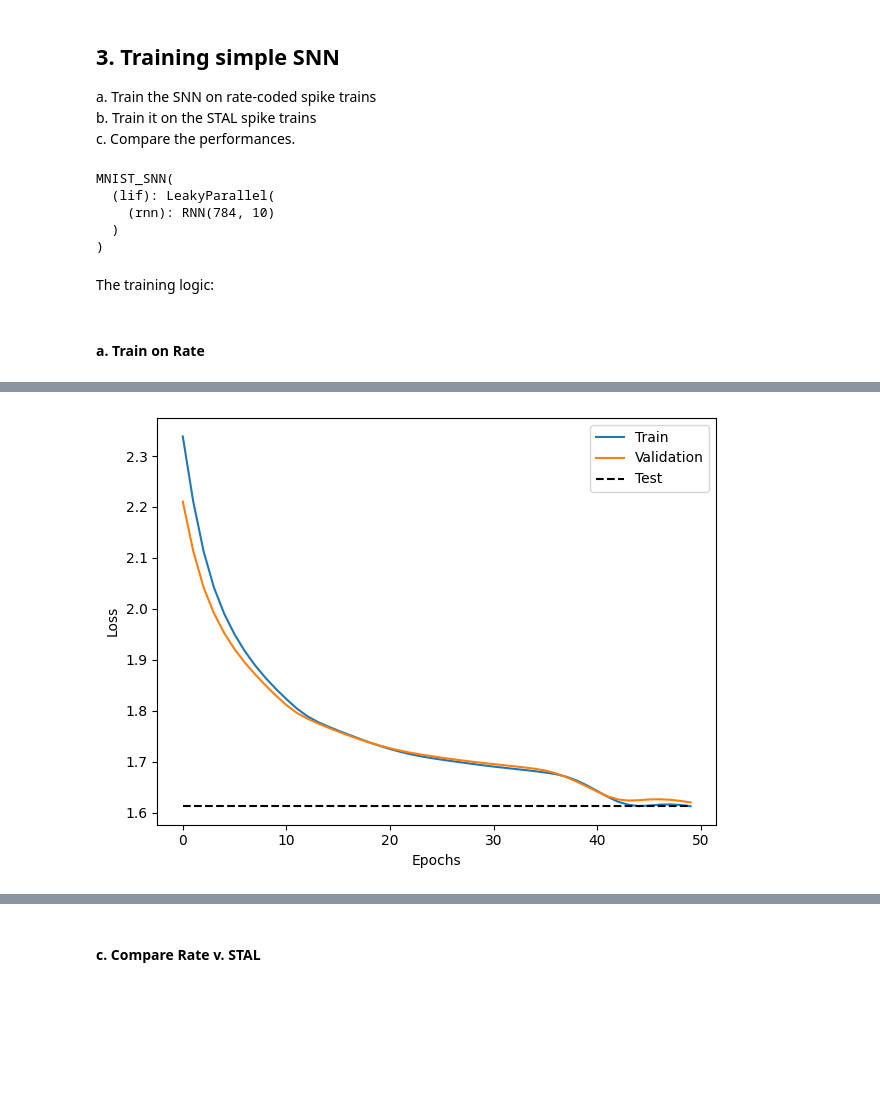
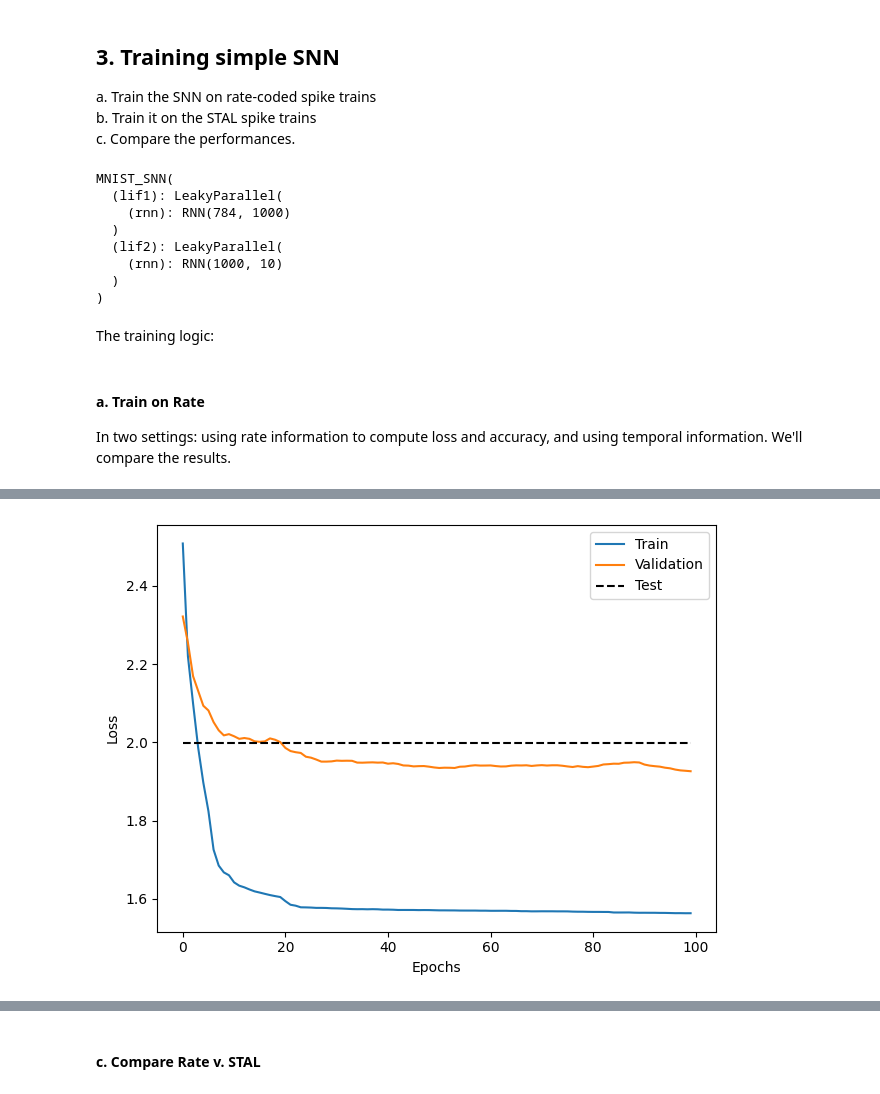
Before and after one commit to freek1/stal-v2, a Jupyter notebook: stal_v_rate_mnist.ipynb, the cells around one changed output, grey strips where cells are left out. Saved outputs shown, nothing was run; the diff lists cells and outputs as text; code cells hidden in the pictures; blank space fills up the shorter version.

```diff
--- a/stal_v_rate_mnist.ipynb
+++ b/stal_v_rate_mnist.ipynb
@@ -15,7 +15,8 @@ import time
 from mnist.load_mnist import load_mnist
 from STAL.STAL import SpikeThresholdAdaptiveLearning
 # from STAL_loss.loss_low_sp import DefaultLoss
-from STAL_loss.default_loss import DefaultLoss
+# from STAL_loss.default_loss import DefaultLoss
+from STAL_loss.only_mi_loss import MILoss as DefaultLoss
 
 device = torch.device("mps")
 
@@ -29,9 +30,9 @@ print(train_X[0].shape, train_y[0])
 omega = train_X[0].size(0)
 psi = 50
 c = 1
-l1_sz = 0 # omega // 2 # 392
-l2_sz = 0 # omega // 4 # 196
-drop_p = 0.5
+l1_sz = omega // 2 # 392
+l2_sz = omega // 2 # 196
+drop_p = 0# 0.2
 
 STAL = SpikeThresholdAdaptiveLearning(omega, psi, c, l1_sz, l2_sz, drop_p)
 STAL.print_learnable_params()
@@ -269,18 +269,24 @@ c. Compare the performances.
 class MNIST_SNN(torch.nn.Module):
     def __init__(self):
         super(MNIST_SNN, self).__init__()
-        self.lif = snn.LeakyParallel(input_size=28*28, hidden_size=10)
+        self.lif1 = snn.LeakyParallel(input_size=28*28, hidden_size=1000, beta=0.9)
+        self.lif2 = snn.LeakyParallel(input_size=1000, hidden_size=10, beta=0.9)
+        # self.lif3 = snn.LeakyParallel(input_size=1000, hidden_size=10, beta=0.9)
 
     def forward(self, x):
-        spk = self.lif(x)
+        x = self.lif1(x)
+        spk = self.lif2(x)
         return spk
 
 snn_model = MNIST_SNN()
 snn_model
 # %% [output]
 MNIST_SNN(
-  (lif): LeakyParallel(
-    (rnn): RNN(784, 10)
+  (lif1): LeakyParallel(
+    (rnn): RNN(784, 1000)
+  )
+  (lif2): LeakyParallel(
+    (rnn): RNN(1000, 10)
   )
 )
 # %% [markdown]
@@ -288,7 +294,9 @@ The training logic:
 # %%
 from snntorch import functional as SF
 
-def train_test(B_tr, train_y, B_val, val_y, B_ts, test_y, spiking_loss, accuracy_score, cls_epochs=50, lr=0.01):
+batch_size = 64
+
+def train_test(B_tr, train_y, B_val, val_y, B_ts, test_y, spiking_loss, cls_epochs=100, lr=5e-4):
     snn_model = MNIST_SNN()
     snn_model.to(device)
     optimizer = torch.optim.AdamW(snn_model.parameters(), lr=lr)
@@ -328,7 +336,8 @@ def train_test(B_tr, train_y, B_val, val_y, B_ts, test_y, spiking_loss, accuracy
     # Test
     e = []
     test_loss = []
-    test_acc = []
+    test_acc1 = []
+    test_acc2 = []
     with torch.no_grad():
         for i in range(0, len(B_ts), batch_size):
             x_test = B_ts[:, i:i+batch_size].float().to(device)
@@ -338,24 +347,26 @@ def train_test(B_tr, train_y, B_val, val_y, B_ts, test_y, spiking_loss, accuracy
             loss = spiking_loss(spk, y_test)
             test_loss.append(loss.item())
 
-            test_acc.append(accuracy_score(spk, y_test))
+            test_acc1.append(SF.acc.accuracy_rate(spk, y_test))
+            test_acc2.append(SF.acc.accuracy_temporal(spk, y_test))
             e.append(loss.item())
 
     plot_loss(train_loss, val_loss, test_loss)
 
     print(f"Test Loss: {np.mean(e):.3f}")
-    print(f"Rate: {np.mean(test_acc)*100:.2f}% accuracy on test set")
+    print(f"Rate: {np.mean(test_acc1)*100:.2f}% accuracy on test set")
+    print(f"Temporal: {np.mean(test_acc2)*100:.2f}% accuracy on test set")
 
     end = time.time()
     print(f"Training took {end-start:.2f}s")
 
-    return np.mean(test_acc)*100
+    return np.mean(test_acc1)*100, np.mean(test_acc2)*100
-# %% [markdown]
-#### a. Train on Rate
+# %% [markdown]
+#### a. Train on Rate
+In two settings: using rate information to compute loss and accuracy, and using temporal information. We'll compare the results.
 # %%
 # Rate 1: rate loss and rate used to compute accuracy
 spiking_loss = SF.ce_rate_loss()
-accuracy_score = SF.acc.accuracy_rate
 
-test_acc_rate1 = train_test(B_rate_tr, train_y, B_rate_val, val_y, B_rate_ts, test_y, spiking_loss, accuracy_score)
+test_acc_rate1, test_acc_rate2 = train_test(B_rate_tr, train_y, B_rate_val, val_y, B_rate_ts, test_y, spiking_loss)
 # %% [output]
@@ -379 +390 @@ Epoch 50 - Train Loss: 1.612
-[figure, old version]
+[figure, new version]
```
Also changed, not shown: parts of 10 cells of this notebook, 3 other files.
